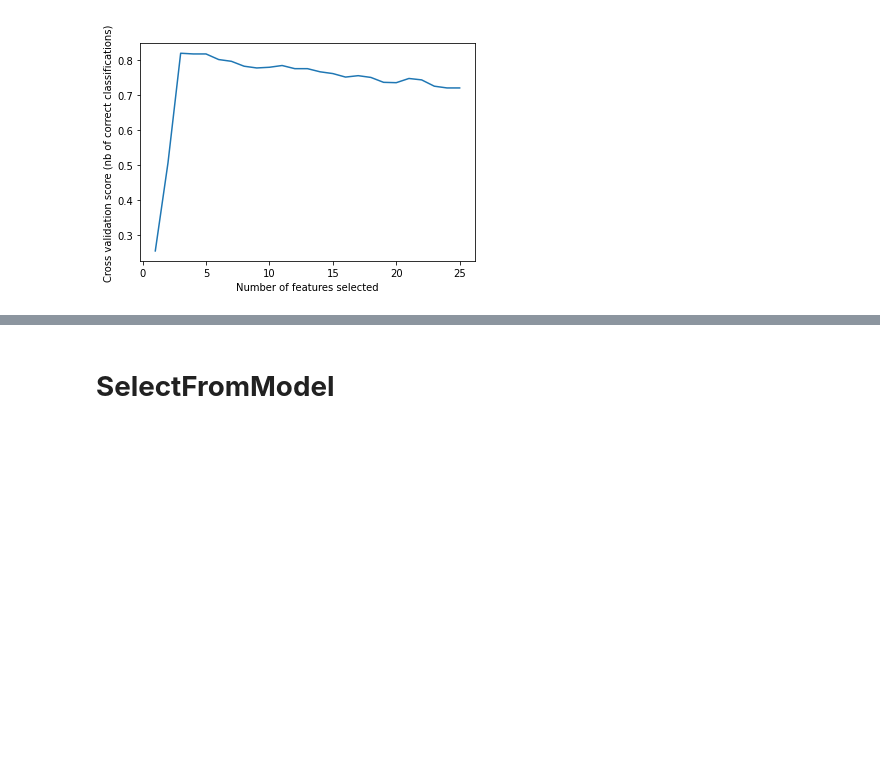
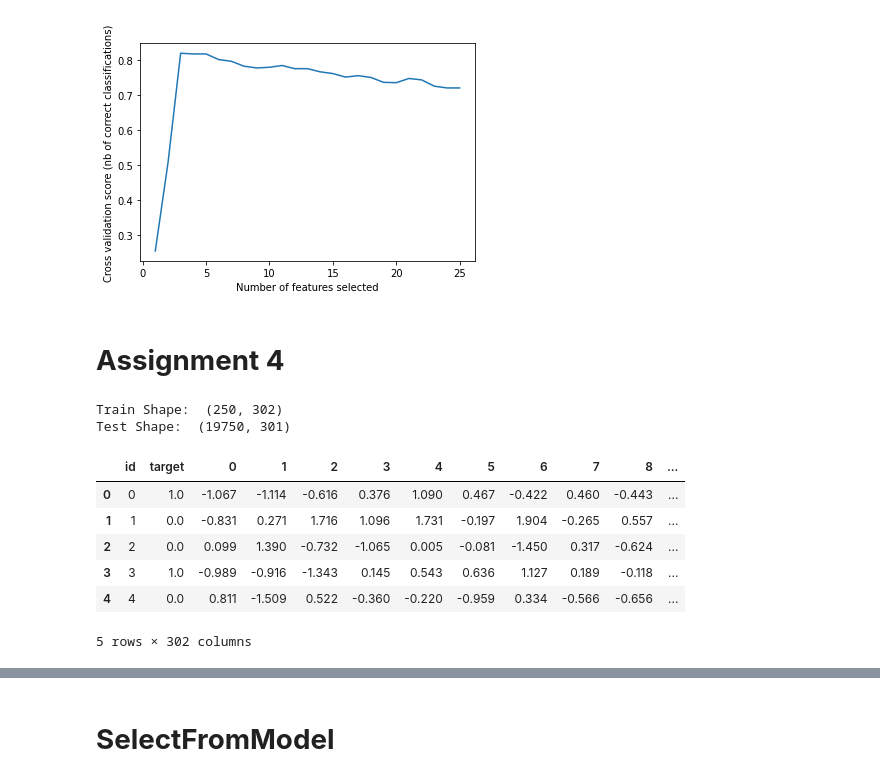
Before and after one commit to cagBRT/Machine-Learning, a Jupyter notebook: FeatureSelection1.ipynb, the cells around one changed output, grey strips where cells are left out. Drawn from its saved outputs; the diff is of its cells as text; code cells hidden in the pictures; blank space fills up the shorter version.

```diff
--- a/FeatureSelection1.ipynb
+++ b/FeatureSelection1.ipynb
@@ -346,3 +374,5 @@ plt.plot(range(1, len(rfecv.grid_scores_) + 1), rfecv.grid_scores_)
 plt.show()
 # %% [output]
 [figure]
+# %% [markdown]
+# **Assignment 4**
@@ -348,0 +389,18 @@ plt.show()
+# %%
+train = pd.read_csv('featureSelectTrain.csv')
+test = pd.read_csv('featureSelectTest.csv')
+
+print('Train Shape: ', train.shape)
+print('Test Shape: ', test.shape)
+
+train.head()
+# %% [output]
+Train Shape:  (250, 302)
+Test Shape:  (19750, 301)
+|  | id | target | 0 | 1 | 2 | 3 | 4 | 5 | 6 | 7 | 8 | ... |
+| 0 | 0 | 1.0 | -1.067 | -1.114 | -0.616 | 0.376 | 1.090 | 0.467 | -0.422 | 0.460 | -0.443 | ... |
+| 1 | 1 | 0.0 | -0.831 | 0.271 | 1.716 | 1.096 | 1.731 | -0.197 | 1.904 | -0.265 | 0.557 | ... |
+| 2 | 2 | 0.0 | 0.099 | 1.390 | -0.732 | -1.065 | 0.005 | -0.081 | -1.450 | 0.317 | -0.624 | ... |
+| 3 | 3 | 1.0 | -0.989 | -0.916 | -1.343 | 0.145 | 0.543 | 0.636 | 1.127 | 0.189 | -0.118 | ... |
+| 4 | 4 | 0.0 | 0.811 | -1.509 | 0.522 | -0.360 | -0.220 | -0.959 | 0.334 | -0.566 | -0.656 | ... |
+5 rows × 302 columns
```
Also changed, not shown: parts of 12 cells of this notebook.
